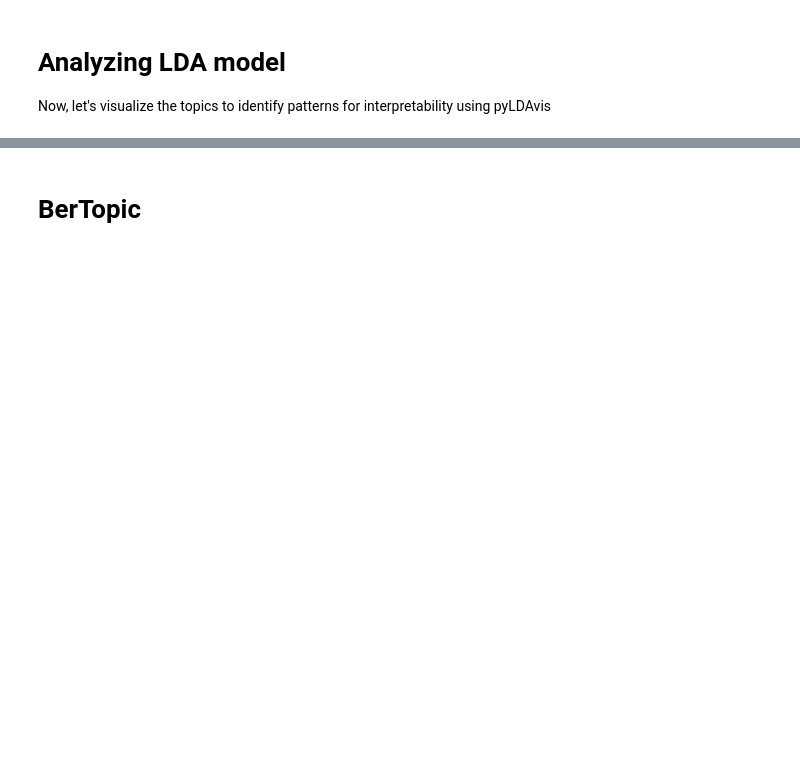
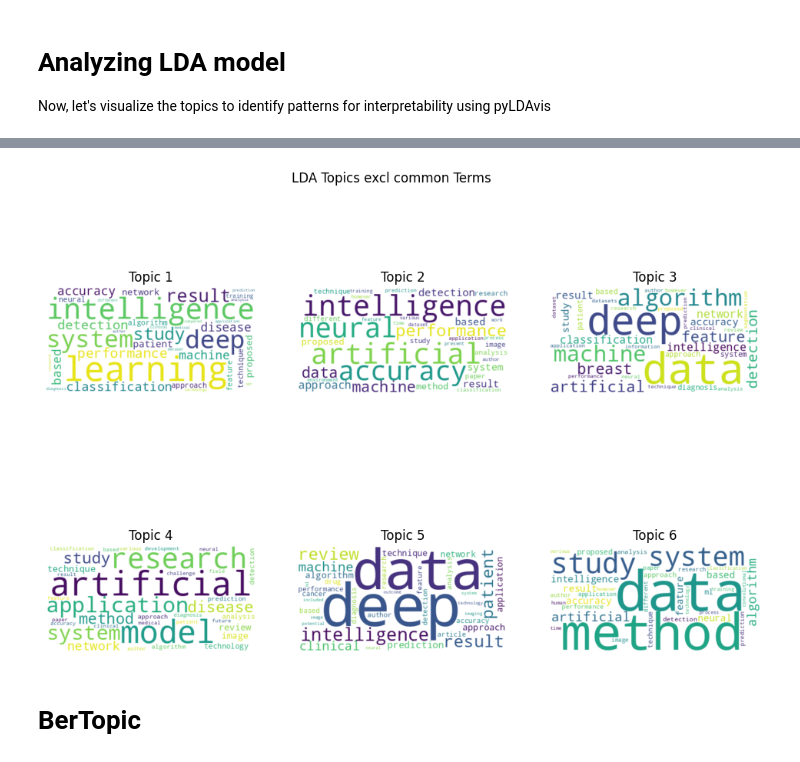
Before and after one commit to Fatai-soliu/Topic_modelling, a Jupyter notebook: Soliu_Fatai_LDA_and_BerTopic_Modelling.ipynb, the cells around one changed output, grey strips where cells are left out. Cells and saved outputs as stored; diff of their text form; code cells hidden in the pictures; blank space fills up the shorter version.

```diff
--- a/Soliu_Fatai_LDA_and_BerTopic_Modelling.ipynb
+++ b/Soliu_Fatai_LDA_and_BerTopic_Modelling.ipynb
@@ -463,3 +463,26 @@ plt.show()
+# %%
+plt.figure(figsize=(12, 8))
+plt.tight_layout(pad=3.0)
+plt.suptitle("LDA Topics excl common Terms")
+
+num_topics = lda_model.num_topics
+
+num_cols = 3
+num_rows = (num_topics + num_cols - 1) // num_cols
+
+for i in range(1, num_topics + 1):
+    plt.subplot(num_rows, num_cols, i)
+    topic_words = lda_model.show_topic(i - 1, topn=40)
+    # Excluding the first three most frequent words
+    topic_words = topic_words[5:]
+    wordcloud = WordCloud(background_color='white').generate_from_frequencies(dict(topic_words))
+    plt.imshow(wordcloud, interpolation='bilinear')
+    plt.title("Topic " + str(i))
+    plt.axis("off")
+
+plt.show()
+# %% [output]
+[figure, added]
 # %% [markdown]
 # BerTopic
 # %%
```
Also changed, not shown: parts of 22 cells of this notebook.
